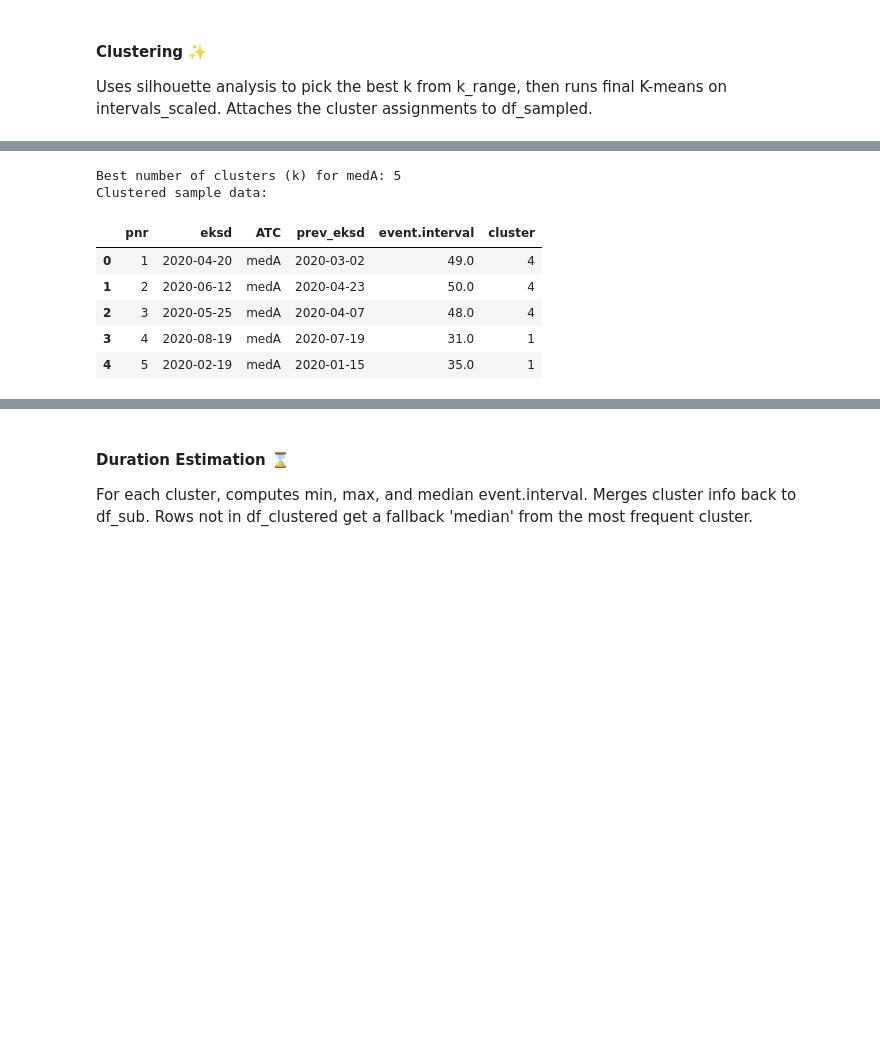
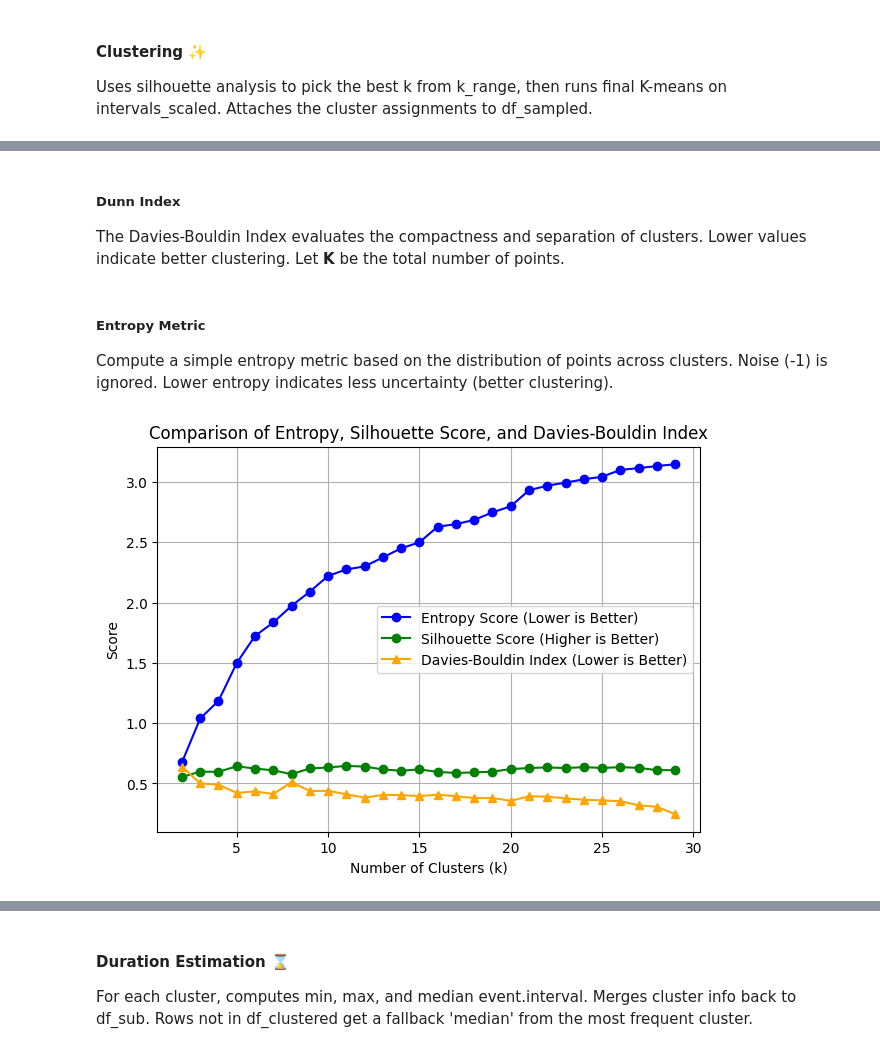
Before and after one commit to jbotmallen/DATA_ANALYTICS, a Jupyter notebook: Assigments/Assignment_3/assignment_3.ipynb, the cells around one changed output, grey strips where cells are left out. Cells and saved outputs as stored; diff of their text form; code cells hidden in the pictures; blank space fills up the shorter version.

Commit message:
added best score algorithms

```diff
--- a/Assigments/Assignment_3/assignment_3.ipynb
+++ b/Assigments/Assignment_3/assignment_3.ipynb
@@ -217,0 +229,4 @@ Uses silhouette analysis to pick the best k from k_range, then runs final K-mean
+# %% [markdown]
+##### Dunn Index
+The Davies-Bouldin Index evaluates the compactness and separation of clusters. Lower values indicate better clustering. Let
+**K** be the total number of points.
@@ -217,0 +259,16 @@ Uses silhouette analysis to pick the best k from k_range, then runs final K-mean
+# %% [markdown]
+##### Entropy Metric
+ Compute a simple entropy metric based on the distribution of points across clusters.
+    Noise (-1) is ignored.
+    Lower entropy indicates less uncertainty (better clustering).
+# %%
+def entropy_metric(labels):
+    unique, counts = np.unique(labels, return_counts=True)
+    if -1 in unique:
+        idx = unique != -1
+        unique = unique[idx]
+        counts = counts[idx]
+    proportions = counts / counts.sum()
+    # Shannon entropy
+    entropy = -np.sum(proportions * np.log(proportions + 1e-10))
+    return entropy
@@ -218,32 +313,44 @@ Uses silhouette analysis to pick the best k from k_range, then runs final K-mean
 # %%
-def cluster_distances(intervals_scaled, df_sampled, k_range=range(2,6), random_state=123):
+def cluster_distances(intervals_scaled, df_sampled, k_range=range(2,6), score_method="silhouette", random_state=123):
+    direction = {
+        "silhouette": 1,
+        "calinski_harabasz": 1,
+        "davies_bouldin": -1,
+        "dunn": 1,
+        "entropy": -1
+    }
+
+    scores = {}
+    best_score = -np.inf
     best_k = None
-    best_sil = -1
+
+    # Loop over candidate k values
     for k in k_range:
         km = KMeans(n_clusters=k, random_state=random_state).fit(intervals_scaled)
         labels = km.labels_
-        sil = silhouette_score(intervals_scaled, labels)
-        if sil > best_sil:
-            best_sil = sil
+        if score_method == "silhouette":
+            score = silhouette_score(intervals_scaled, labels)
+        elif score_method == "davies_bouldin":
+            score = davies_bouldin_score(intervals_scaled, labels)
+        elif score_method == "entropy":
+            score = entropy_metric(labels)
+        else:
+            raise ValueError("Unsupported score_method. Choose among silhouette, davies_bouldin, or entropy.")
+
+        # Multiply by direction to ensure higher is better for all.
+        scores[k] = direction[score_method] * score
+        if scores[k] > best_score:
+            best_score = scores[k]
             best_k = k
 
-    # Final K-means
+    # Run final KMeans with the best_k
     final_km = KMeans(n_clusters=best_k, random_state=random_state).fit(intervals_scaled)
     df_sampled['cluster'] = final_km.labels_
+    return df_sampled, best_k, scores
 
-    return df_sampled, best_k
+df_clustered_sampled, best_k, score_dict = cluster_distances(intervals_scaled, df_sampled, k_range=range(2,6), random_state=123)
 
-df_clustered_sampled, best_k = cluster_distances(intervals_scaled, df_sampled, k_range=range(2,6), random_state=123)
-
-print(f"Best number of clusters (k) for medA: {best_k}")
-print("Clustered sample data:")
-df_clustered_sampled.head()
+# visualize the metrics
+compare_metrics_across_k(intervals_scaled, k_values=range(2,30))
 # %% [output]
-Best number of clusters (k) for medA: 5
-Clustered sample data:
-|  | pnr | eksd | ATC | prev_eksd | event.interval | cluster |
-| 0 | 1 | 2020-04-20 | medA | 2020-03-02 | 49.0 | 4 |
-| 1 | 2 | 2020-06-12 | medA | 2020-04-23 | 50.0 | 4 |
-| 2 | 3 | 2020-05-25 | medA | 2020-04-07 | 48.0 | 4 |
-| 3 | 4 | 2020-08-19 | medA | 2020-07-19 | 31.0 | 1 |
-| 4 | 5 | 2020-02-19 | medA | 2020-01-15 | 35.0 | 1 |
+[figure, added]
```
Also changed, not shown: parts of 12 cells of this notebook.
